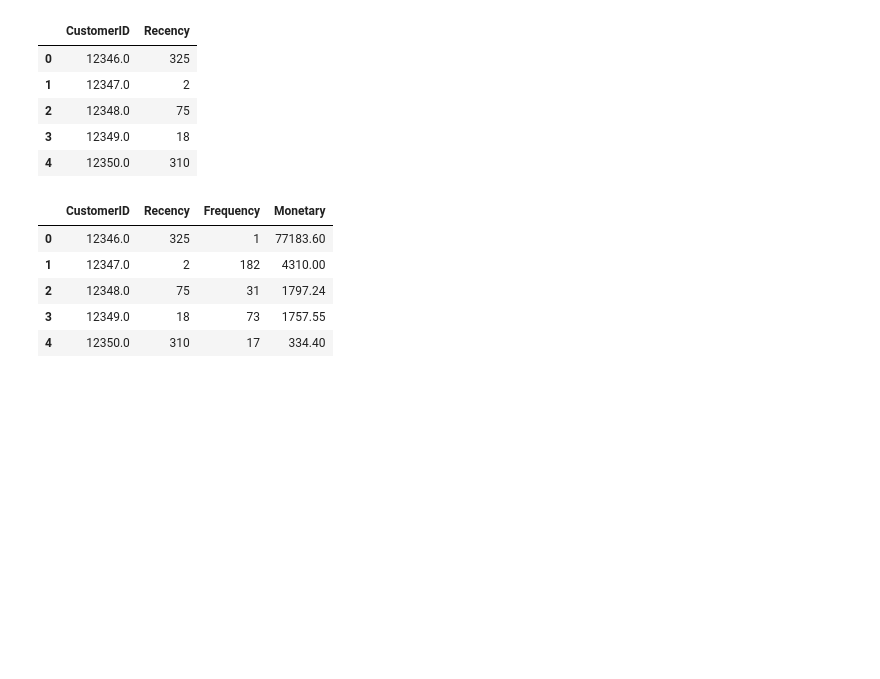
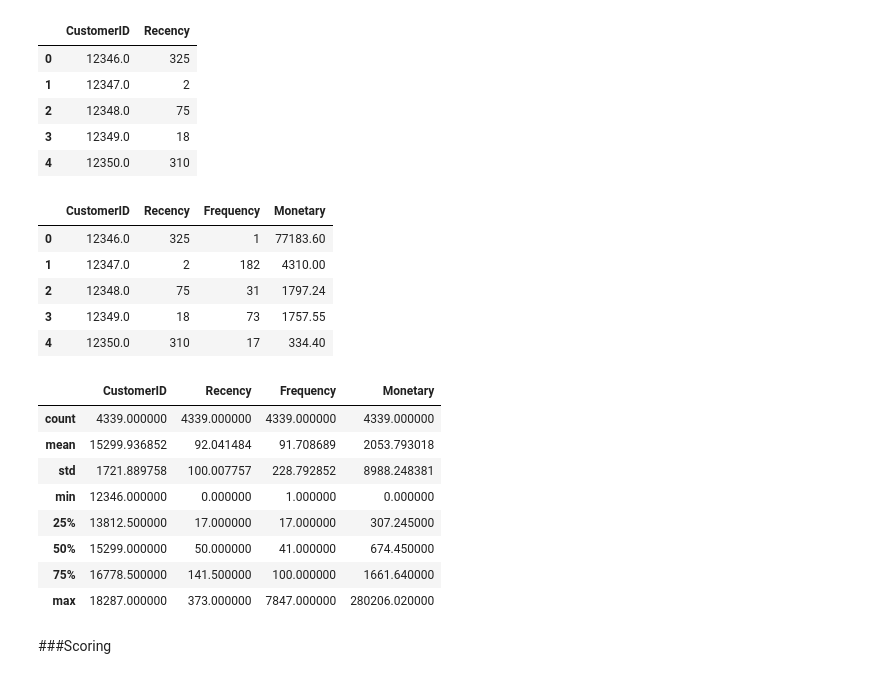
Before and after one commit to SaamarthMeston/Capstone-Project-4-Online-Retail-, a Jupyter notebook: Capstone_Project_4(Online_Retail).ipynb, the cells around one changed output. Cells and saved outputs as stored; diff of their text form; code cells hidden in the pictures; blank space fills up the shorter version.

```diff
--- a/Capstone_Project_4(Online_Retail).ipynb
+++ b/Capstone_Project_4(Online_Retail).ipynb
@@ -211,3 +215,17 @@ RFM_DF.head()
 | 2 | 12348.0 | 75 | 31 | 1797.24 |
 | 3 | 12349.0 | 18 | 73 | 1757.55 |
 | 4 | 12350.0 | 310 | 17 | 334.40 |
+# %%
+RFM_DF.describe()
+# %% [output]
+|  | CustomerID | Recency | Frequency | Monetary |
+| count | 4339.000000 | 4339.000000 | 4339.000000 | 4339.000000 |
+| mean | 15299.936852 | 92.041484 | 91.708689 | 2053.793018 |
+| std | 1721.889758 | 100.007757 | 228.792852 | 8988.248381 |
+| min | 12346.000000 | 0.000000 | 1.000000 | 0.000000 |
+| 25% | 13812.500000 | 17.000000 | 17.000000 | 307.245000 |
+| 50% | 15299.000000 | 50.000000 | 41.000000 | 674.450000 |
+| 75% | 16778.500000 | 141.500000 | 100.000000 | 1661.640000 |
+| max | 18287.000000 | 373.000000 | 7847.000000 | 280206.020000 |
+# %% [markdown]
+###Scoring
```
Also changed, not shown: parts of 45 cells of this notebook.
